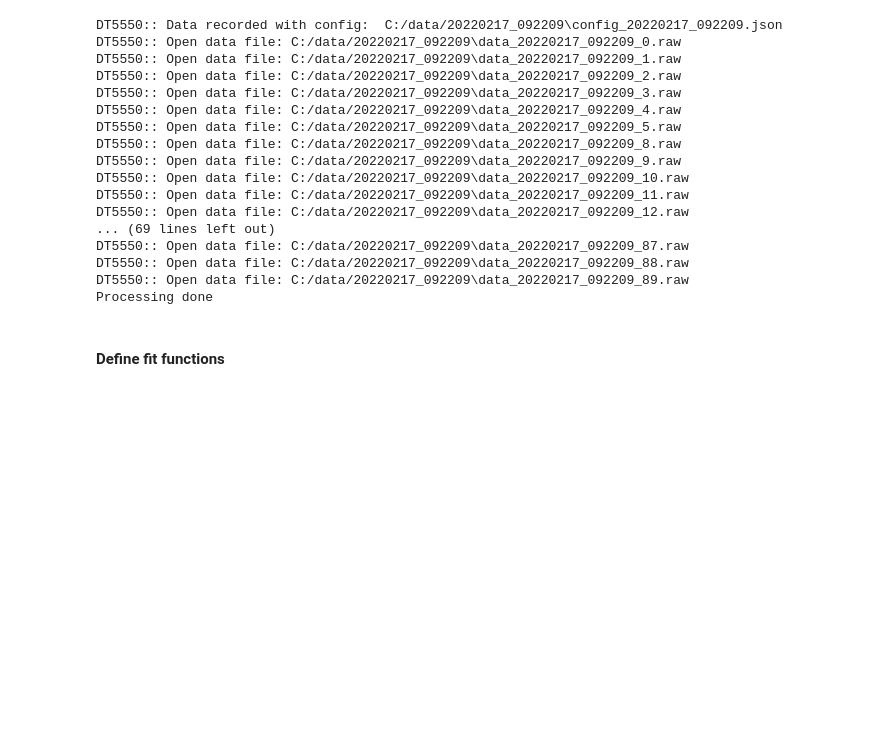
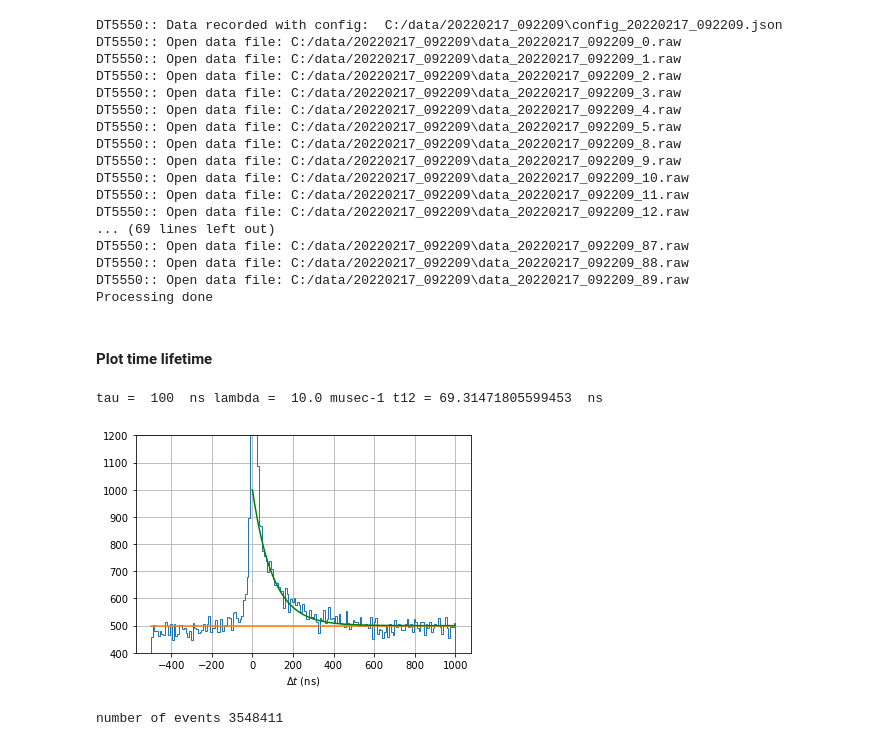
Before and after one commit to acolijn/DT5550_DAQ, a Jupyter notebook: analysis/na22_analysis_example.ipynb, the cells around one changed output. Cells and saved outputs as stored; diff of their text form; code cells hidden in the pictures; blank space fills up the shorter version.

```diff
--- a/analysis/na22_analysis_example.ipynb
+++ b/analysis/na22_analysis_example.ipynb
@@ -136,6 +139,28 @@ DT5550:: Open data file: C:/data/20220217_092209\data_20220217_092209_87.raw
 DT5550:: Open data file: C:/data/20220217_092209\data_20220217_092209_88.raw
 DT5550:: Open data file: C:/data/20220217_092209\data_20220217_092209_89.raw
 Processing done
-# %% [markdown]
-#### Define fit functions
+# %% [markdown]
+#### Plot time lifetime
+# %%
+def signal(t, c, a, tau):
+    return c+a*np.exp(-t/tau)
+# %%
+tt=np.array(tt)
+h = plt.hist(tt,bins=175,range=(-500,1000),histtype='step')
+plt.plot([-500,1000],[500,500])
+plt.grid()
+plt.yscale('linear')
+plt.xlabel('$\Delta t$ (ns)')
+xx = np.linspace(0,1000,1000)
+tau=100
+print('tau = ',tau,' ns lambda = ',1/tau*1000,'musec-1 t12 =',tau*np.log(2),' ns')
+yy = signal(xx,500,500,tau)
+plt.plot(xx,yy,color='green')
+plt.ylim([400,1200])
+plt.show()
+print('number of events',len(tt))
+# %% [output]
+tau =  100  ns lambda =  10.0 musec-1 t12 = 69.31471805599453  ns
+[figure, added]
+number of events 3548411
 # %%
```
Also changed, not shown: parts of 5 cells of this notebook.
